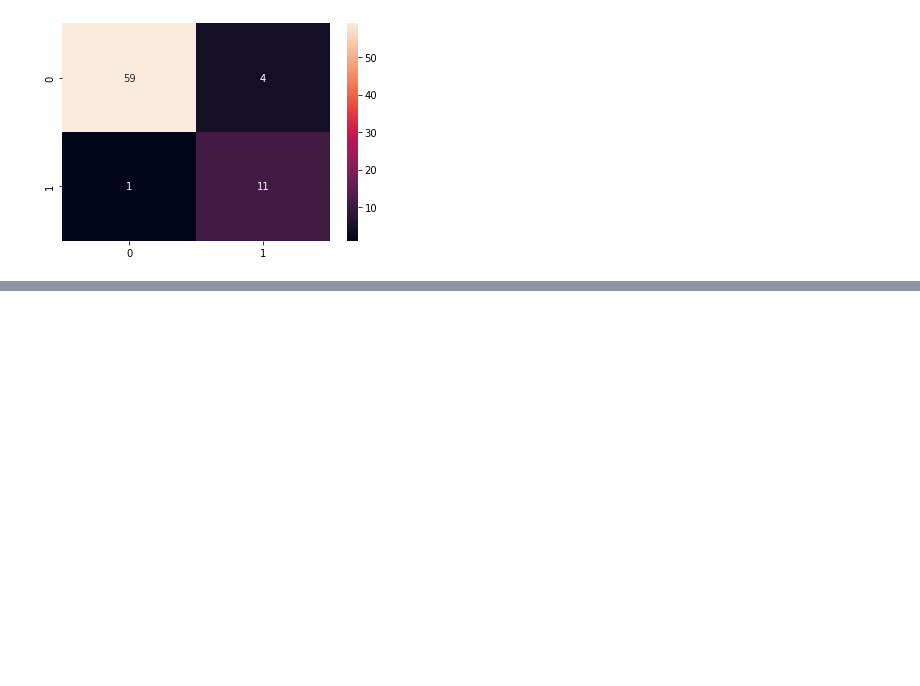
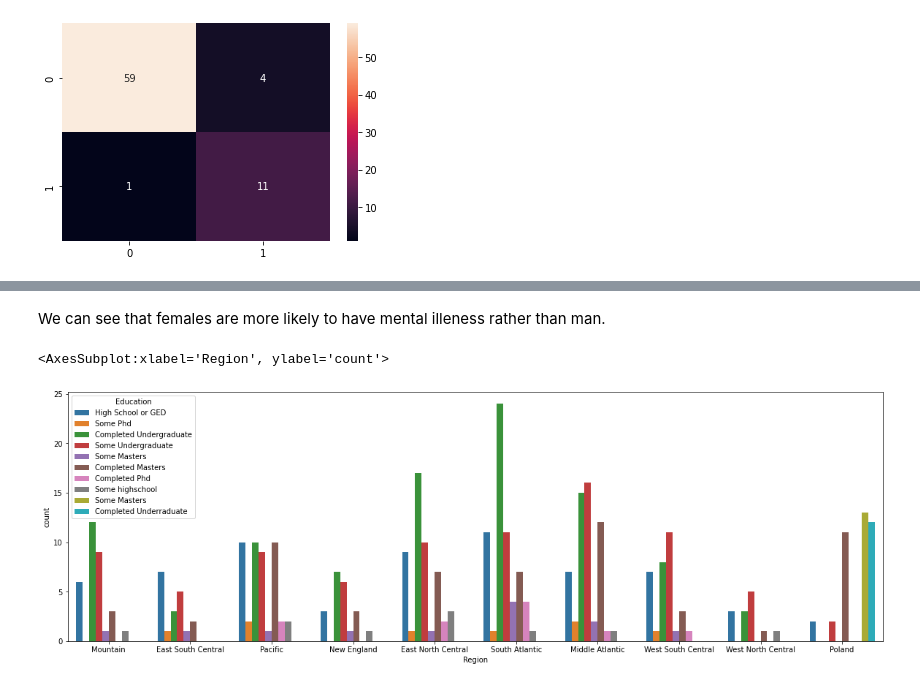
Before and after one commit to Heorhiichuk/RR_project_2022, a Jupyter notebook: mental-health-analysis-with-recall-score-1 (1).ipynb, the cells around one changed output, grey strips where cells are left out. Saved outputs shown, nothing was run; the diff lists cells and outputs as text; code cells hidden in the pictures; blank space fills up the shorter version.

```diff
--- a/mental-health-analysis-with-recall-score-1 (1).ipynb
+++ b/mental-health-analysis-with-recall-score-1 (1).ipynb
@@ -400,0 +469,10 @@ sns.heatmap(cf_matrix2, annot=True)
+# %% [markdown]
+We can see that females are more likely to have mental illeness rather than man.
+# %%
+a4_dims = (20, 6.27)
+fig, ax = plt.subplots(figsize=a4_dims)
+sns.countplot(x=df1['Region'], hue=df1["Education"])
+#sns.countplot(ill)
+# %% [output]
+<AxesSubplot:xlabel='Region', ylabel='count'>
+[figure, added]
```
Also changed, not shown: parts of 9 cells of this notebook.
